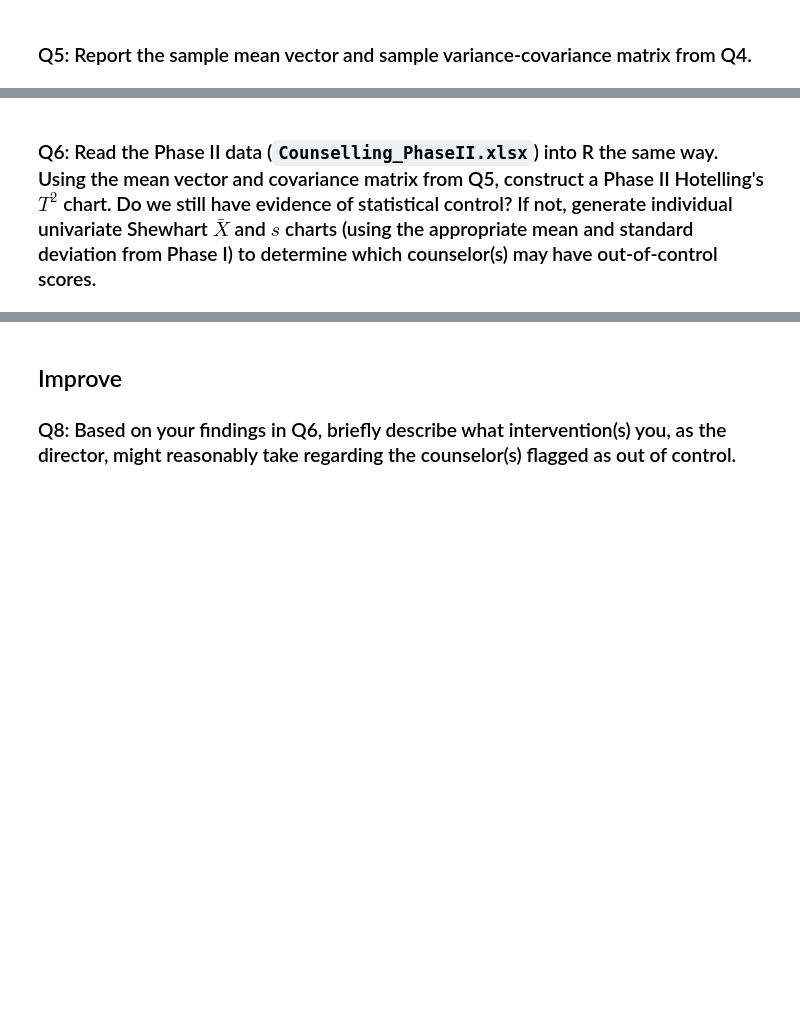
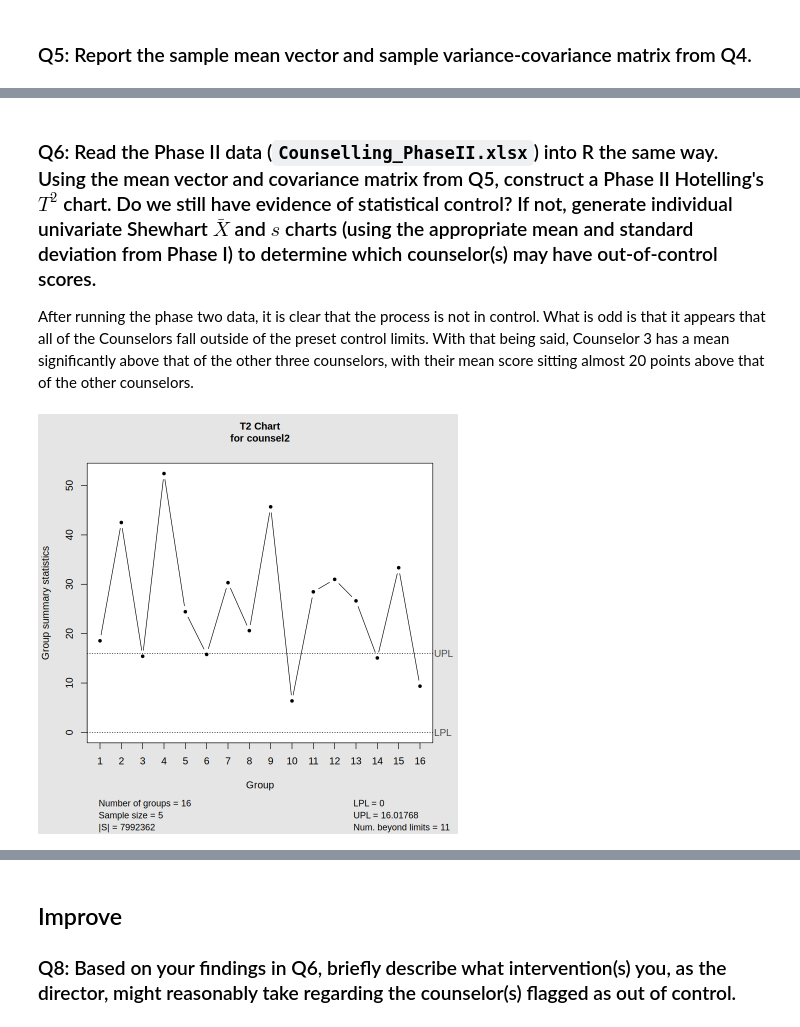
Before and after one commit to a-gidding/STAT-7110-Quality-Control, a Jupyter notebook: Assignments/HW4/STAT-7110-HW4.ipynb, the cells around one changed output, grey strips where cells are left out. Cells and saved outputs as stored; diff of their text form; code cells hidden in the pictures; blank space fills up the shorter version.

```diff
--- a/Assignments/HW4/STAT-7110-HW4.ipynb
+++ b/Assignments/HW4/STAT-7110-HW4.ipynb
@@ -104,4 +153,27 @@ It is reasonable to suspect that the scores could be correlated because there ar
 # %% [markdown]
 ### Q6: Read the Phase II data (`Counselling_PhaseII.xlsx`) into R the same way. Using the mean vector and covariance matrix from Q5, construct a Phase II Hotelling's $T^2$ chart. Do we still have evidence of statistical control? If not, generate individual univariate Shewhart $\bar{X}$ and $s$ charts (using the appropriate mean and standard deviation from Phase I) to determine which counselor(s) may have out-of-control scores.
+
+After running the phase two data, it is clear that the process is not in control. What is odd is that it appears that all of the Counselors fall outside of the preset control limits. With that being said, Counselor 3 has a mean significantly above that of the other three counselors, with their mean score sitting almost 20 points above that of the other counselors.
 # %%
 ## Q6 Code ##
+
+sn2 <- excel_sheets("Counselling_PhaseII.xlsx")
+
+counsel2 <- lapply(sn2,FUN=function(x){
+
+  d <- read_xlsx("Counselling_PhaseII.xlsx",sheet=x) %>%
+    dplyr::select(-`Week`)
+
+  return(d)
+
+})
+
+names(counsel2) <- paste("Counselor",1:4,sep="")
+# %%
+counsel_p2 <- mqcc(counsel2,type="T2",
+           center=t2_counsel$center,
+           cov=t2_counsel$cov,
+           limits=F,pred.limits=T,
+           plot=T)
+# %% [output]
+[figure, added]
```
Also changed, not shown: parts of 13 cells of this notebook.
